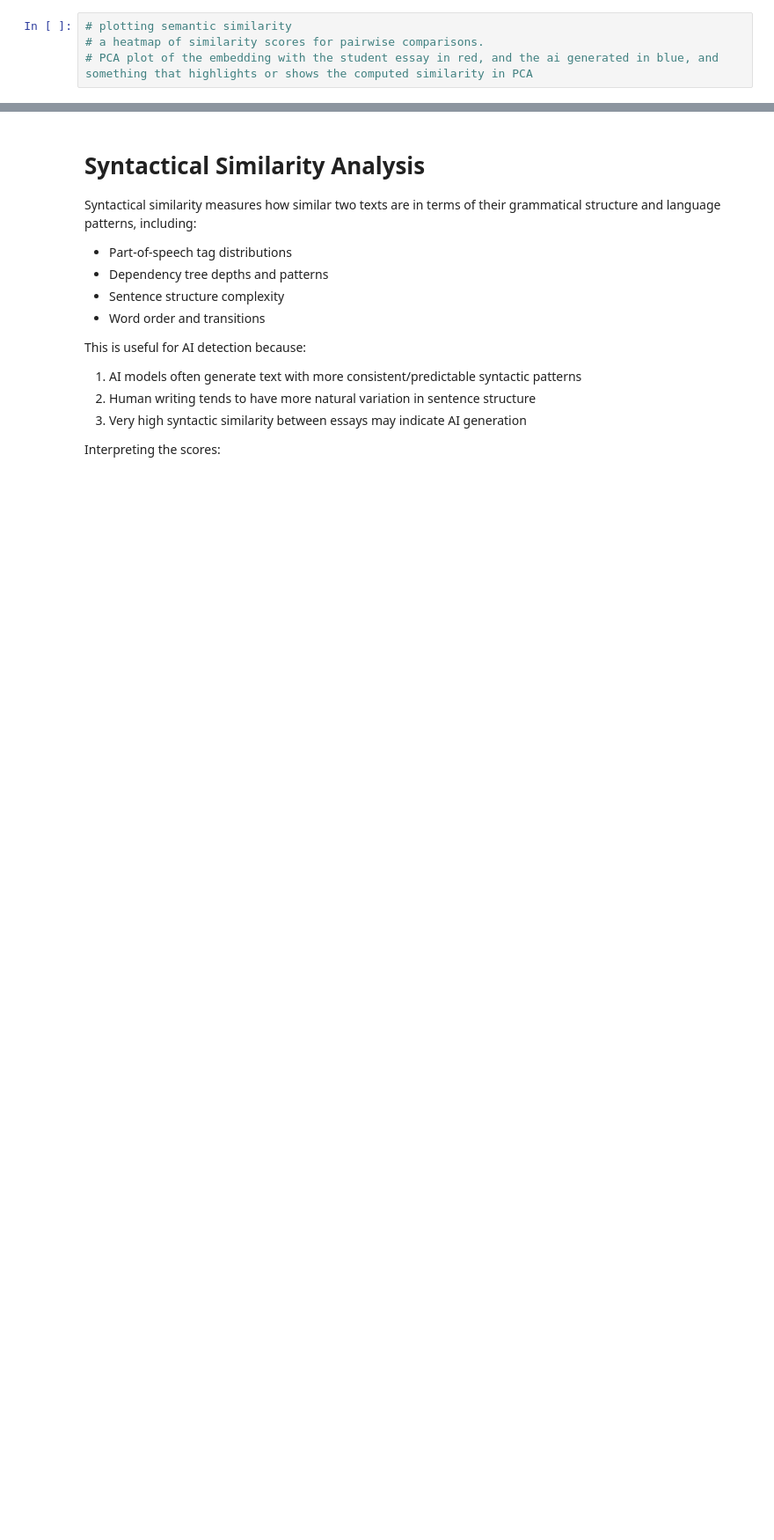
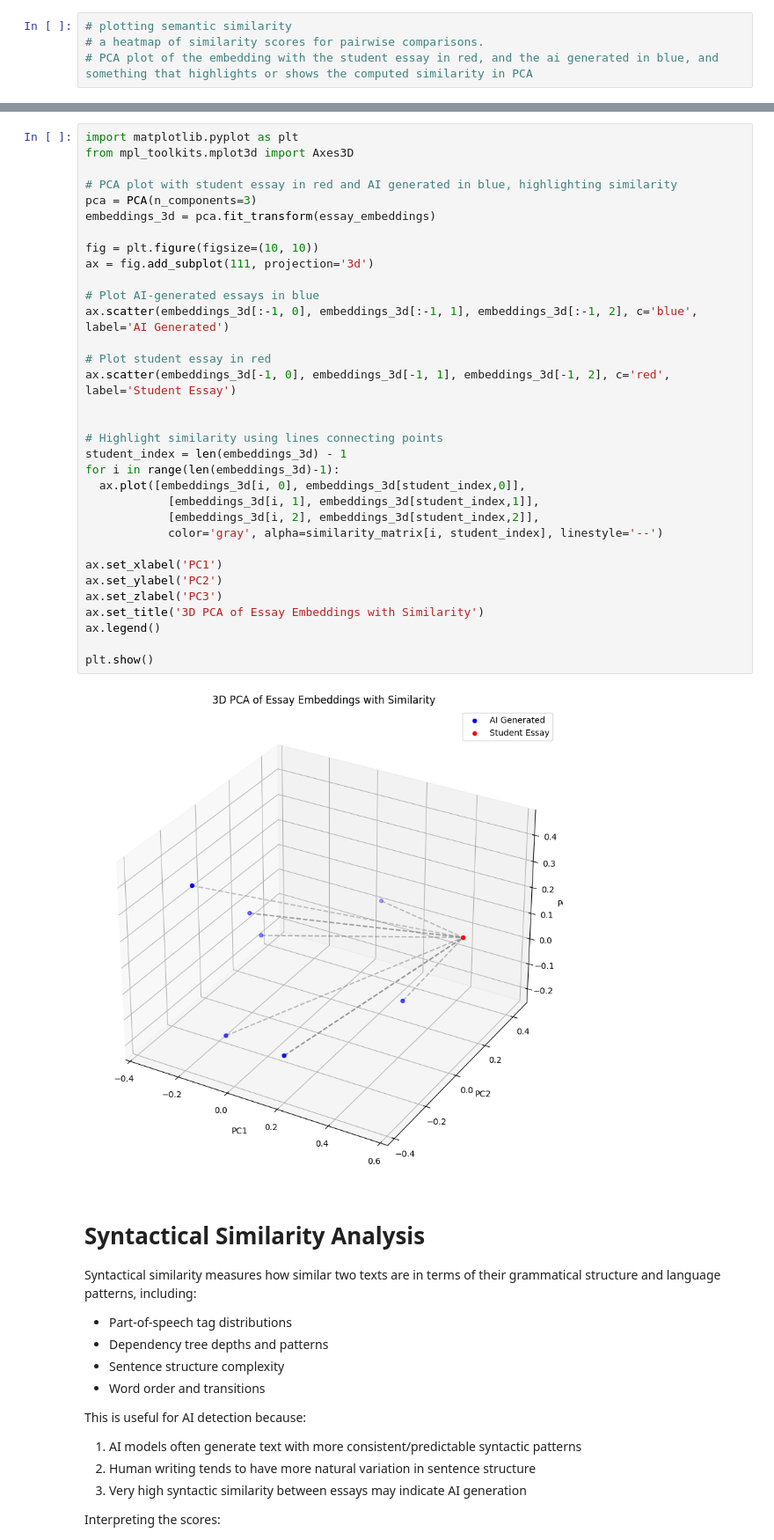
Before and after one commit to 0xHenriksson/essay-detect, a Jupyter notebook: detect.ipynb, the cells around one changed output, grey strips where cells are left out. Shown at 88% size. Cells and saved outputs as stored; diff of their text form; blank space fills up the shorter version.

```diff
--- a/detect.ipynb
+++ b/detect.ipynb
@@ -418,3 +442,38 @@ ValueError: shapes (68,) and (67,) not aligned: 68 (dim 0) != 67 (dim 0)
+# %%
+import matplotlib.pyplot as plt
+from mpl_toolkits.mplot3d import Axes3D
+
+# PCA plot with student essay in red and AI generated in blue, highlighting similarity
+pca = PCA(n_components=3)
+embeddings_3d = pca.fit_transform(essay_embeddings)
+
+fig = plt.figure(figsize=(10, 10))
+ax = fig.add_subplot(111, projection='3d')
+
+# Plot AI-generated essays in blue
+ax.scatter(embeddings_3d[:-1, 0], embeddings_3d[:-1, 1], embeddings_3d[:-1, 2], c='blue', label='AI Generated')
+
+# Plot student essay in red
+ax.scatter(embeddings_3d[-1, 0], embeddings_3d[-1, 1], embeddings_3d[-1, 2], c='red', label='Student Essay')
+
+
+# Highlight similarity using lines connecting points
+student_index = len(embeddings_3d) - 1
+for i in range(len(embeddings_3d)-1):
+  ax.plot([embeddings_3d[i, 0], embeddings_3d[student_index,0]],
+            [embeddings_3d[i, 1], embeddings_3d[student_index,1]],
+            [embeddings_3d[i, 2], embeddings_3d[student_index,2]],
+            color='gray', alpha=similarity_matrix[i, student_index], linestyle='--')
+
+ax.set_xlabel('PC1')
+ax.set_ylabel('PC2')
+ax.set_zlabel('PC3')
+ax.set_title('3D PCA of Essay Embeddings with Similarity')
+ax.legend()
+
+plt.show()
+# %% [output]
+[figure, added]
 # %% [markdown]
 # Syntactical Similarity Analysis
 
```
Also changed, not shown: parts of 28 cells of this notebook.
